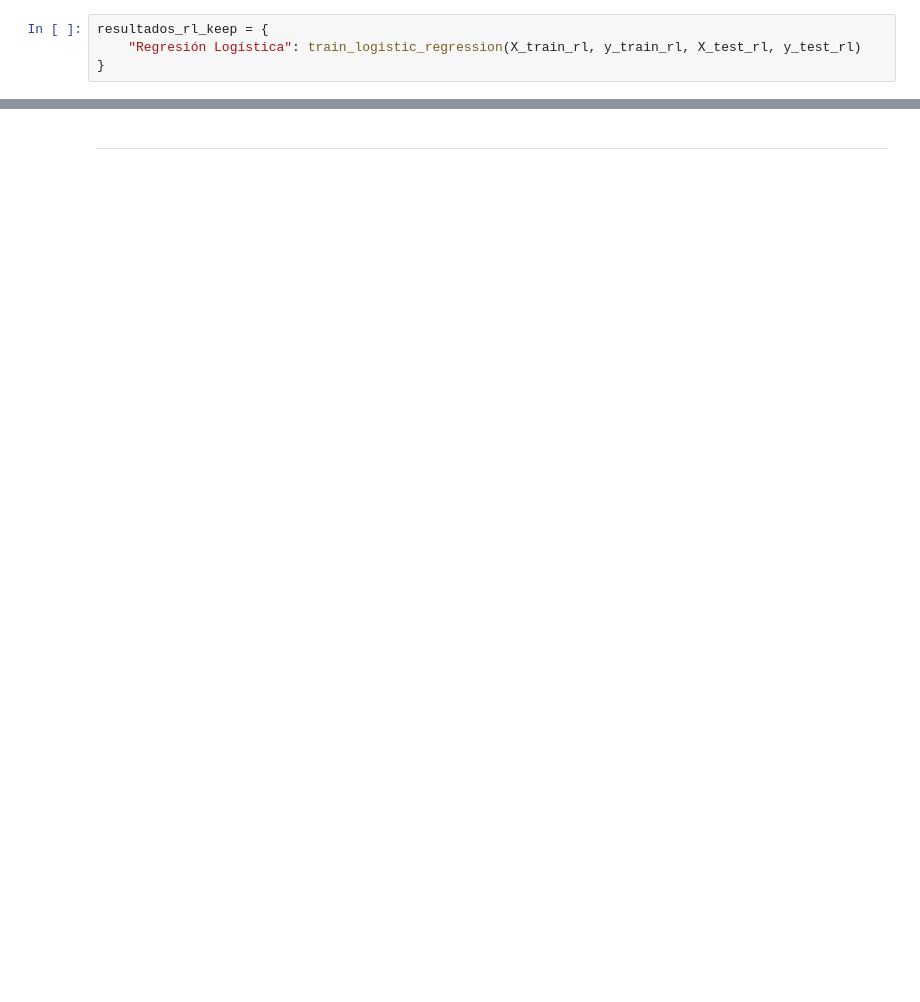
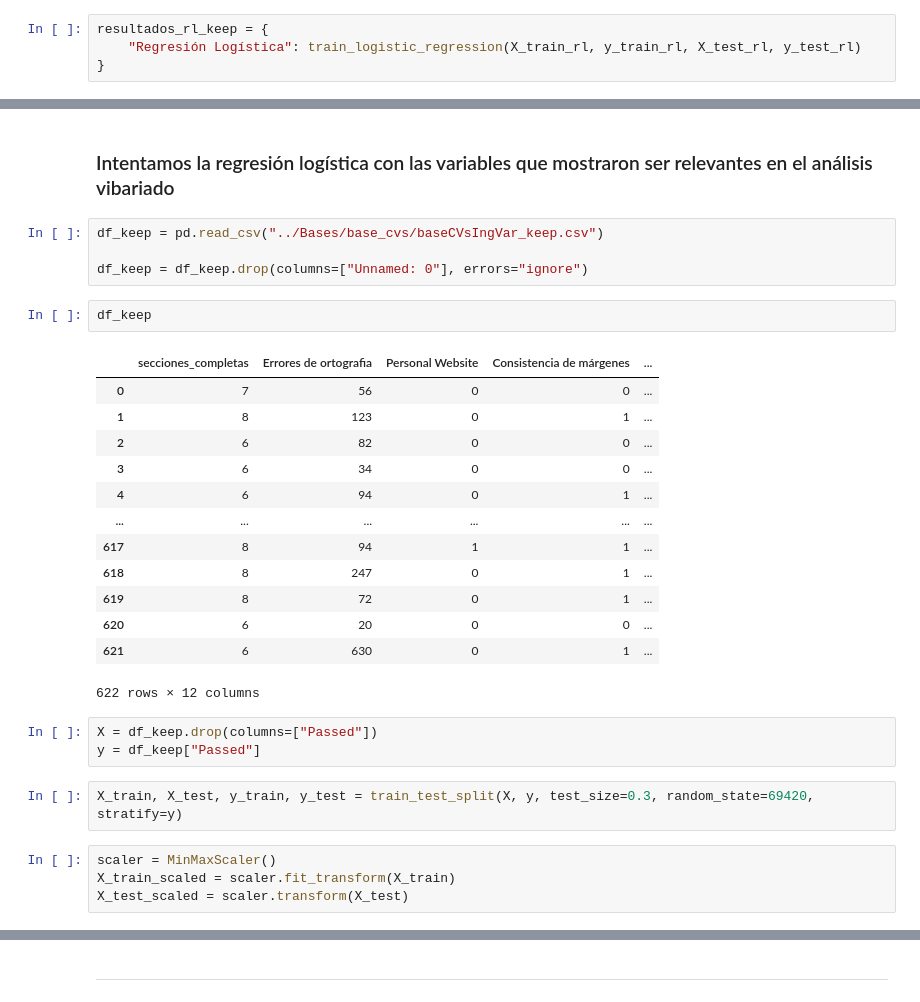
Before and after one commit to mastervecino/ProyectoFinalMaestria, a Jupyter notebook: Modelado/modelado regresión logistica.ipynb, the cells around one changed output, grey strips where cells are left out. Cells and saved outputs as stored; diff of their text form; blank space fills up the shorter version.

```diff
--- a/Modelado/modelado regresión logistica.ipynb
+++ b/Modelado/modelado regresión logistica.ipynb
@@ -336,0 +255,31 @@ resultados_rl_keep
+# %% [markdown]
+### Intentamos la regresión logística con las variables que mostraron ser relevantes en el análisis vibariado
+# %%
+df_keep = pd.read_csv("../Bases/base_cvs/baseCVsIngVar_keep.csv")
+
+df_keep = df_keep.drop(columns=["Unnamed: 0"], errors="ignore")
+# %%
+df_keep
+# %% [output]
+|  | secciones_completas | Errores de ortografia | Personal Website | Consistencia de márgenes | ... |
+| 0 | 7 | 56 | 0 | 0 | ... |
+| 1 | 8 | 123 | 0 | 1 | ... |
+| 2 | 6 | 82 | 0 | 0 | ... |
+| 3 | 6 | 34 | 0 | 0 | ... |
+| 4 | 6 | 94 | 0 | 1 | ... |
+| ... | ... | ... | ... | ... | ... |
+| 617 | 8 | 94 | 1 | 1 | ... |
+| 618 | 8 | 247 | 0 | 1 | ... |
+| 619 | 8 | 72 | 0 | 1 | ... |
+| 620 | 6 | 20 | 0 | 0 | ... |
+| 621 | 6 | 630 | 0 | 1 | ... |
+622 rows × 12 columns
+# %%
+X = df_keep.drop(columns=["Passed"])
+y = df_keep["Passed"]
+# %%
+X_train, X_test, y_train, y_test = train_test_split(X, y, test_size=0.3, random_state=69420, stratify=y)
+# %%
+scaler = MinMaxScaler()
+X_train_scaled = scaler.fit_transform(X_train)
+X_test_scaled = scaler.transform(X_test)
```
Also changed, not shown: parts of 51 cells of this notebook, 5 other files.
